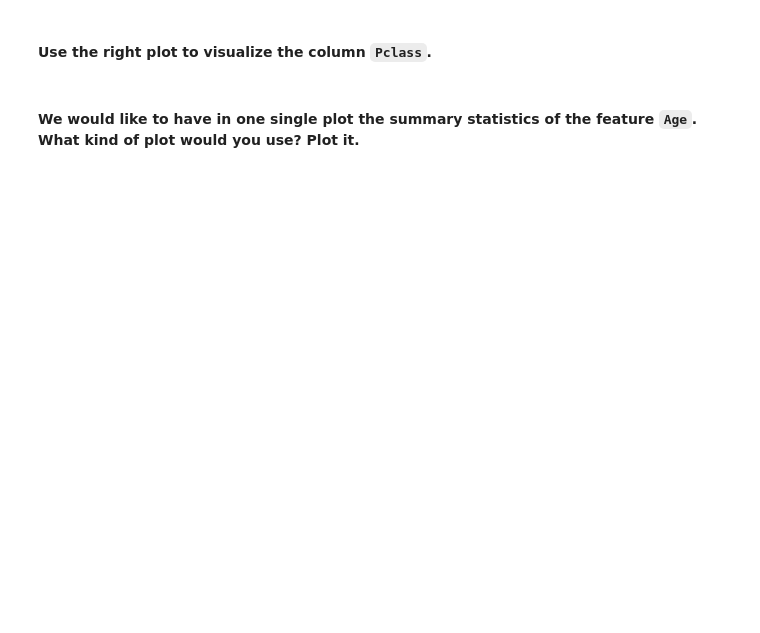
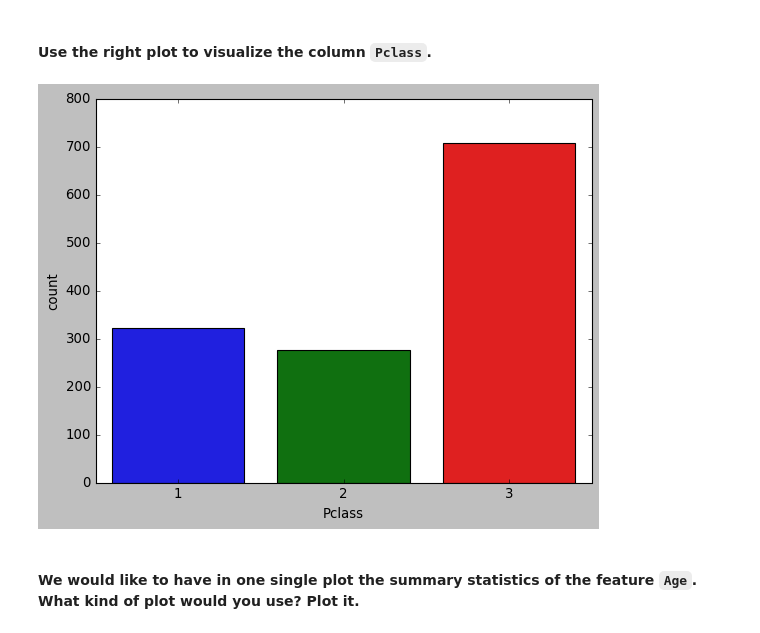
Before and after one commit to Ironhack-Data-Madrid-Abril-2023/5.2-lab_matplotlib_seaborn, a Jupyter notebook: your-code/main.ipynb, the cells around one changed output. Saved outputs shown, nothing was run; the diff lists cells and outputs as text; code cells hidden in the pictures; blank space fills up the shorter version.

```diff
--- a/your-code/main.ipynb
+++ b/your-code/main.ipynb
@@ -237,6 +226,9 @@ plt.show()
 #### Use the right plot to visualize the column `Pclass`.
 # %%
 # your code here
+sns.countplot(data=titanic, x='Pclass');
+# %% [output]
+[figure, added]
 # %% [markdown]
 #### We would like to have in one single plot the summary statistics of the feature `Age`. What kind of plot would you use? Plot it.
 # %%
```
Also changed, not shown: parts of 13 cells of this notebook.
